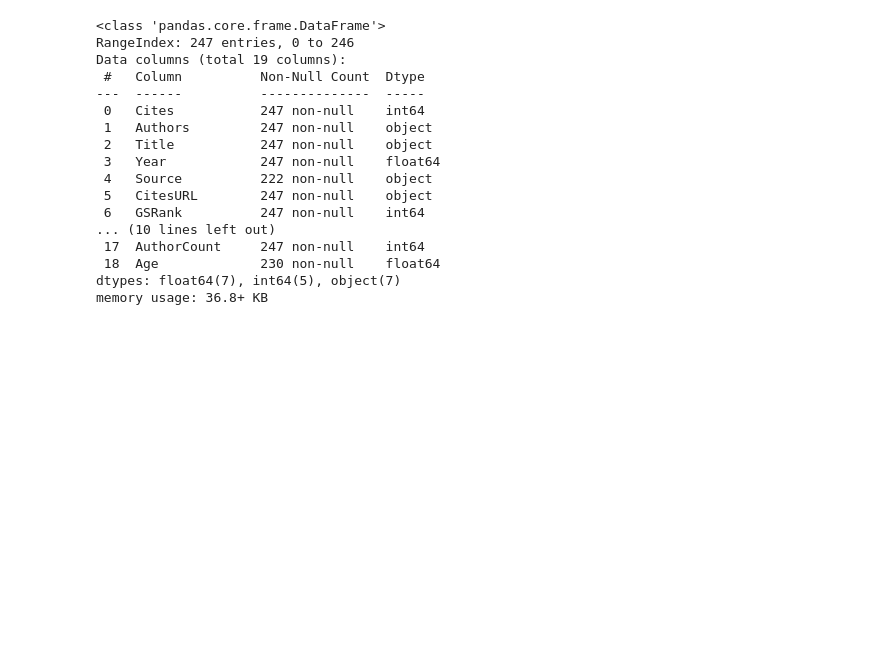
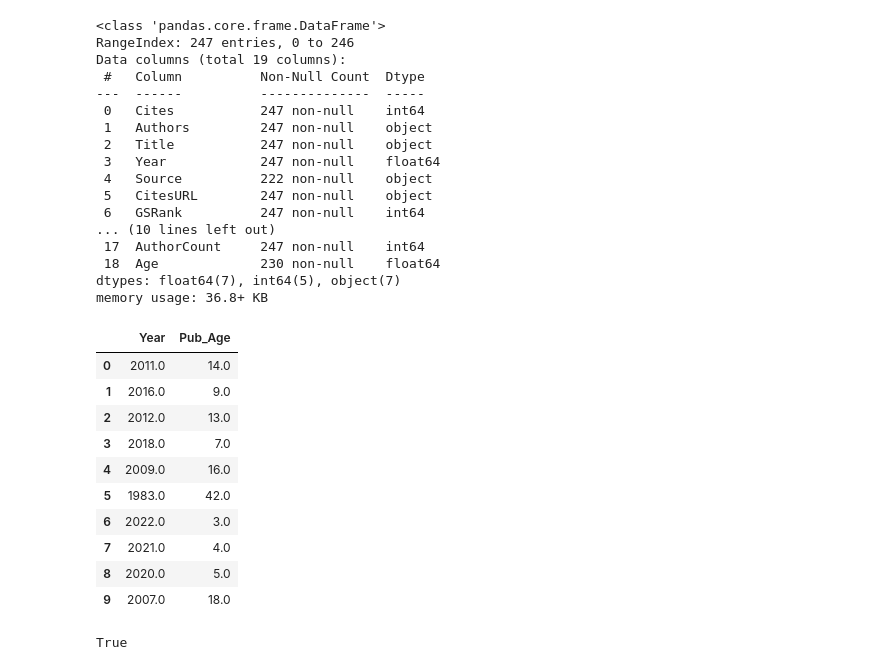
Before and after one commit to Tikulirekuti-Mwale/Publication_Types, a Jupyter notebook: 1_Business_Understanding.ipynb, the cells around one changed output. Cells and saved outputs as stored; diff of their text form; code cells hidden in the pictures; blank space fills up the shorter version.

```diff
--- a/1_Business_Understanding.ipynb
+++ b/1_Business_Understanding.ipynb
@@ -322,3 +322,21 @@ dtypes: float64(7), int64(5), object(7)
 memory usage: 36.8+ KB
 # %%
 df['Pub_Age'] = 2025 - df['Year']
+# %%
+df[['Year','Pub_Age']].head(10)
+# %% [output]
+|  | Year | Pub_Age |
+| 0 | 2011.0 | 14.0 |
+| 1 | 2016.0 | 9.0 |
+| 2 | 2012.0 | 13.0 |
+| 3 | 2018.0 | 7.0 |
+| 4 | 2009.0 | 16.0 |
+| 5 | 1983.0 | 42.0 |
+| 6 | 2022.0 | 3.0 |
+| 7 | 2021.0 | 4.0 |
+| 8 | 2020.0 | 5.0 |
+| 9 | 2007.0 | 18.0 |
+# %%
+print("Pub_Age" in df.columns)
+# %% [output]
+True
```
Also changed, not shown: parts of 3 cells of this notebook.
